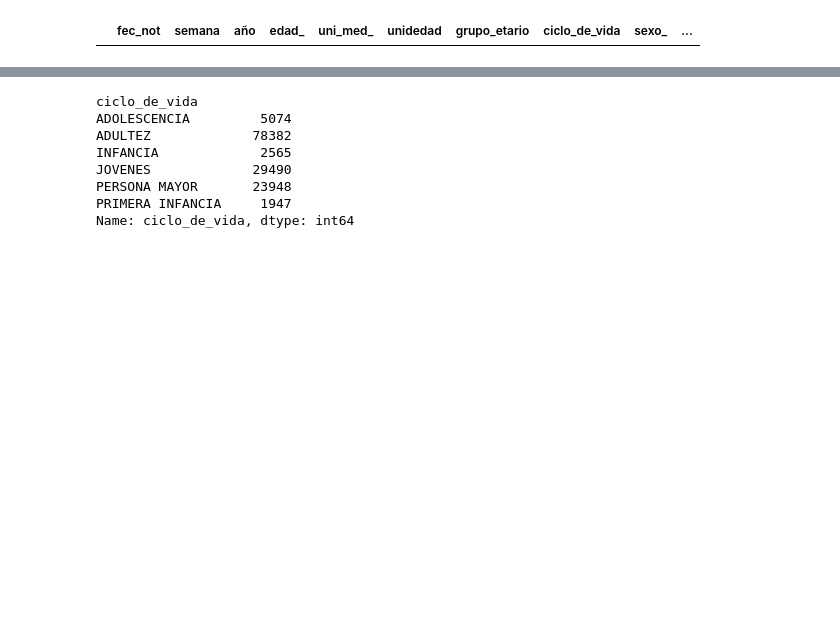
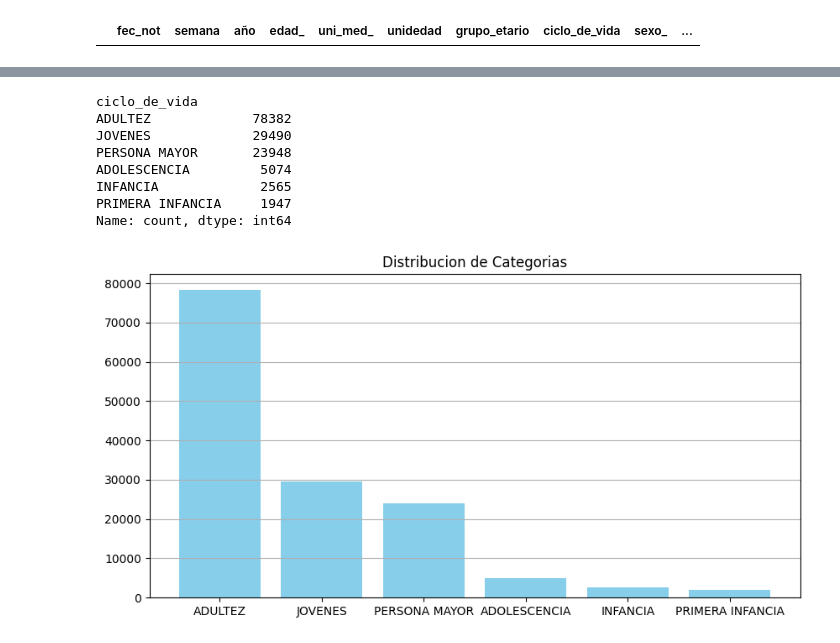
Before and after one commit to Lisandrot1/data-warehouse-analytics, a Jupyter notebook: notebooks/EDA.ipynb, the cells around one changed output, grey strips where cells are left out. Saved outputs shown, nothing was run; the diff lists cells and outputs as text; code cells hidden in the pictures; blank space fills up the shorter version.

```diff
--- a/notebooks/EDA.ipynb
+++ b/notebooks/EDA.ipynb
@@ -107,10 +111,20 @@ df_edad = df[df['edad_'] == 0]
 # %%
+# con esto identificamos las categoria que hay y cuanto registros hay por cada categoria.
+df_vida = df_limpio['ciclo_de_vida'].value_counts()
+df_vida
 # %% [output]
 ciclo_de_vida
-ADOLESCENCIA         5074
 ADULTEZ             78382
-INFANCIA             2565
 JOVENES             29490
 PERSONA MAYOR       23948
+ADOLESCENCIA         5074
+INFANCIA             2565
 PRIMERA INFANCIA     1947
-Name: ciclo_de_vida, dtype: int64
+Name: count, dtype: int64
+# %%
+fig_ciclo_vida, ax_ciclo_vida = plt.subplots(figsize=(10, 5))
+ax_ciclo_vida.bar(df_vida.index, df_vida.values,color='skyblue')
+ax_ciclo_vida.set_title('Distribucion de Categorias')
+plt.grid(axis='y')
+# %% [output]
+[figure, added]
```
Also changed, not shown: parts of 5 cells of this notebook, 1 other file.
